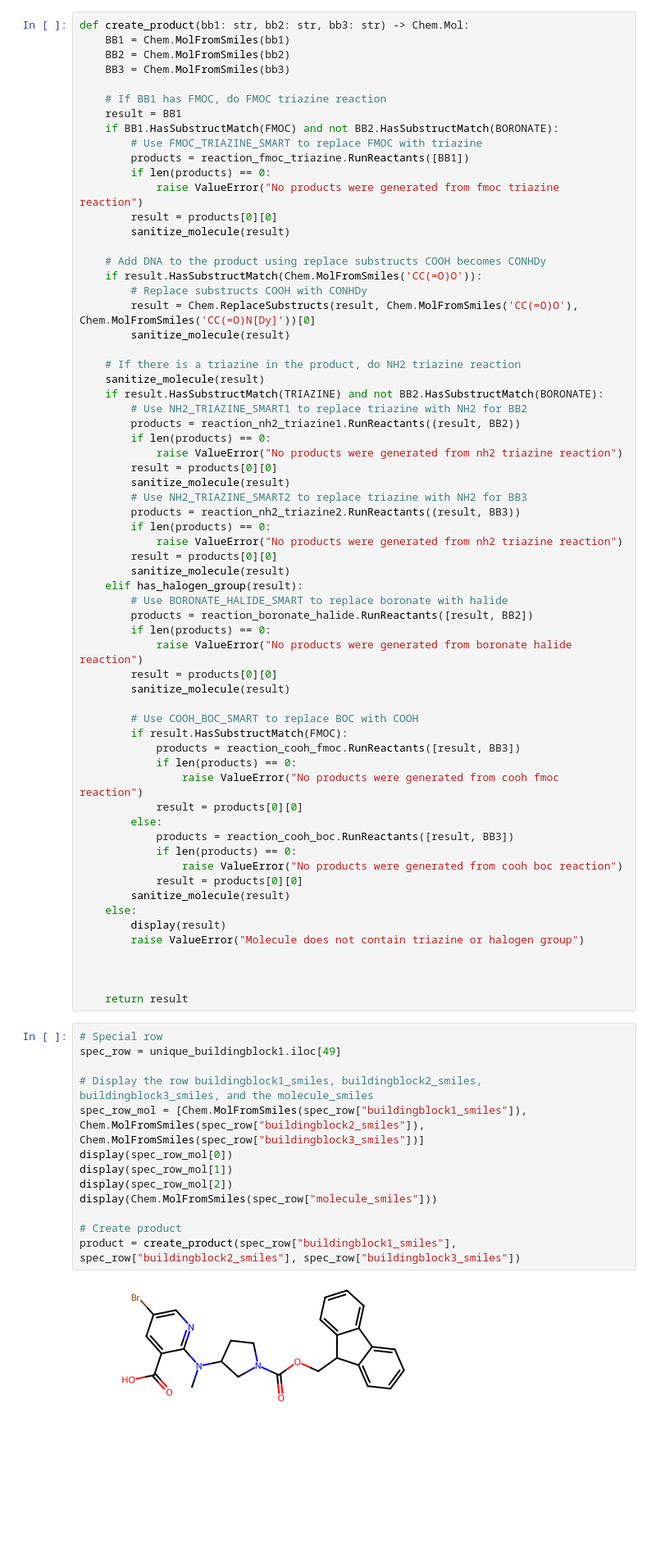
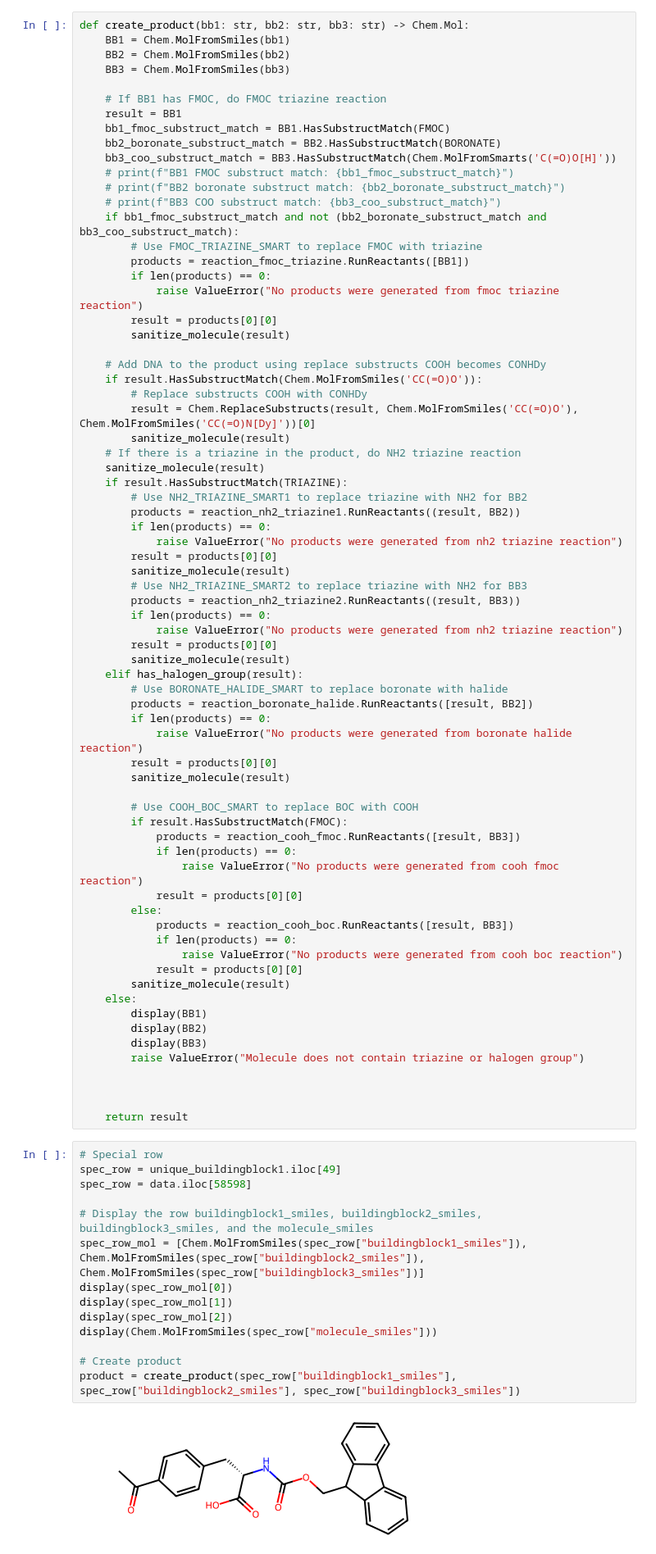
Before and after one commit to TeamEpochGithub/iv-q4-predict-new-medicines-belka, a Jupyter notebook: notebooks/reaction_experimentation.ipynb, the cells around one changed output. Shown: that part at 82% size. Saved outputs shown, nothing was run; the diff lists cells and outputs as text; blank space fills up the shorter version.

Commit message:
Test correct uptil 58598, other boronate groups exist.

```diff
--- a/notebooks/reaction_experimentation.ipynb
+++ b/notebooks/reaction_experimentation.ipynb
@@ -109,7 +114,13 @@ def create_product(bb1: str, bb2: str, bb3: str) -> Chem.Mol:
 
     # If BB1 has FMOC, do FMOC triazine reaction
     result = BB1
-    if BB1.HasSubstructMatch(FMOC) and not BB2.HasSubstructMatch(BORONATE):
+    bb1_fmoc_substruct_match = BB1.HasSubstructMatch(FMOC)
+    bb2_boronate_substruct_match = BB2.HasSubstructMatch(BORONATE)
+    bb3_coo_substruct_match = BB3.HasSubstructMatch(Chem.MolFromSmarts('C(=O)O[H]'))
+    # print(f"BB1 FMOC substruct match: {bb1_fmoc_substruct_match}")
+    # print(f"BB2 boronate substruct match: {bb2_boronate_substruct_match}")
+    # print(f"BB3 COO substruct match: {bb3_coo_substruct_match}")
+    if bb1_fmoc_substruct_match and not (bb2_boronate_substruct_match and bb3_coo_substruct_match):
         # Use FMOC_TRIAZINE_SMART to replace FMOC with triazine
         products = reaction_fmoc_triazine.RunReactants([BB1])
         if len(products) == 0:
@@ -122,10 +133,9 @@ def create_product(bb1: str, bb2: str, bb3: str) -> Chem.Mol:
         # Replace substructs COOH with CONHDy
         result = Chem.ReplaceSubstructs(result, Chem.MolFromSmiles('CC(=O)O'), Chem.MolFromSmiles('CC(=O)N[Dy]'))[0]
         sanitize_molecule(result)
-
     # If there is a triazine in the product, do NH2 triazine reaction
     sanitize_molecule(result)
-    if result.HasSubstructMatch(TRIAZINE) and not BB2.HasSubstructMatch(BORONATE):
+    if result.HasSubstructMatch(TRIAZINE):
         # Use NH2_TRIAZINE_SMART1 to replace triazine with NH2 for BB2
         products = reaction_nh2_triazine1.RunReactants((result, BB2))
         if len(products) == 0:
@@ -159,7 +169,9 @@ def create_product(bb1: str, bb2: str, bb3: str) -> Chem.Mol:
             result = products[0][0]
         sanitize_molecule(result)
     else:
-        display(result)
+        display(BB1)
+        display(BB2)
+        display(BB3)
         raise ValueError("Molecule does not contain triazine or halogen group")
 
 
@@ -168,15 +180,16 @@ def create_product(bb1: str, bb2: str, bb3: str) -> Chem.Mol:
 # %%
 # Special row
 spec_row = unique_buildingblock1.iloc[49]
+spec_row = data.iloc[58598]
 
 # Display the row buildingblock1_smiles, buildingblock2_smiles, buildingblock3_smiles, and the molecule_smiles
 spec_row_mol = [Chem.MolFromSmiles(spec_row["buildingblock1_smiles"]), Chem.MolFromSmiles(spec_row["buildingblock2_smiles"]), Chem.MolFromSmiles(spec_row["buildingblock3_smiles"])]
 display(spec_row_mol[0])
 display(spec_row_mol[1])
 display(spec_row_mol[2])
 display(Chem.MolFromSmiles(spec_row["molecule_smiles"]))
 
 # Create product
 product = create_product(spec_row["buildingblock1_smiles"], spec_row["buildingblock2_smiles"], spec_row["buildingblock3_smiles"])
 # %% [output]
-[figure, old version]
+[figure, new version]
```
Also changed, not shown: parts of 3 cells of this notebook.
